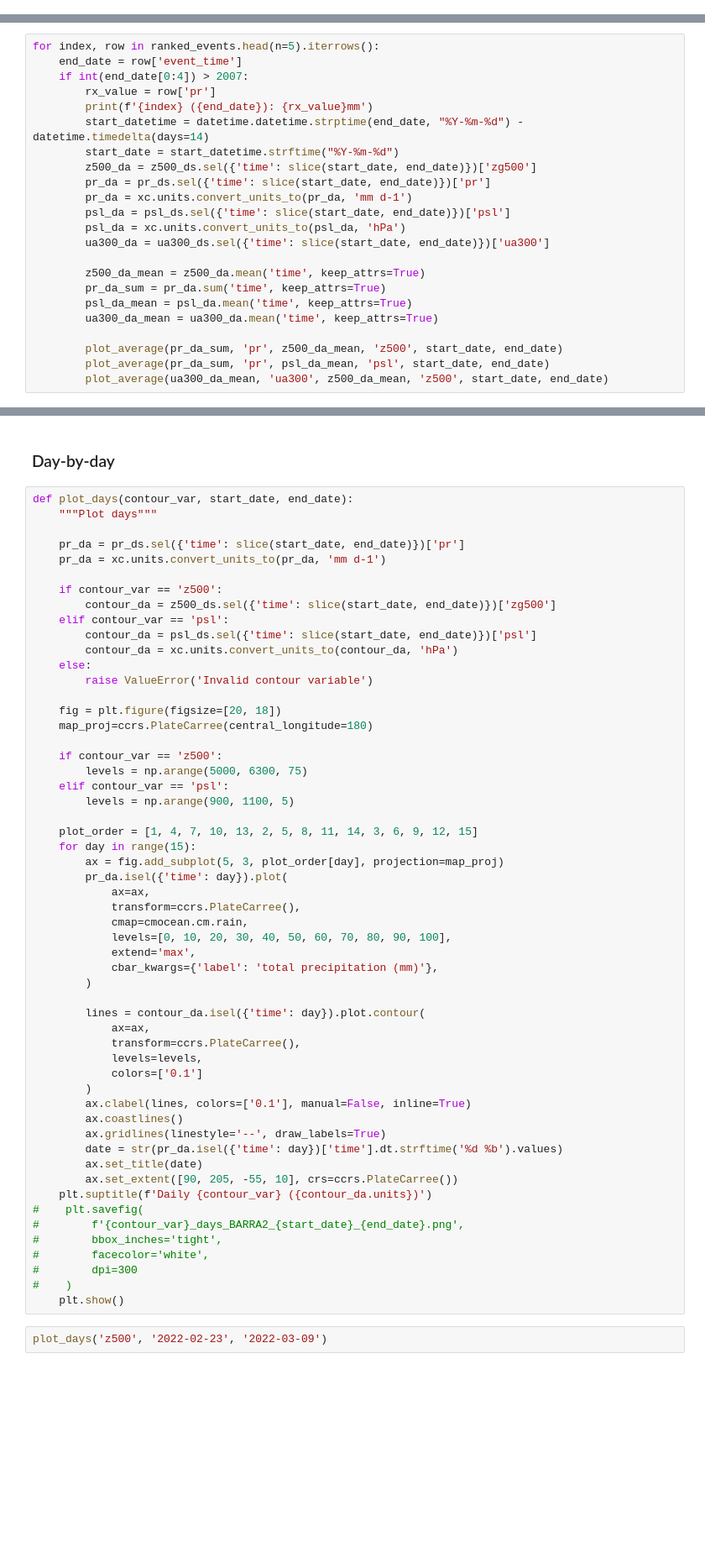
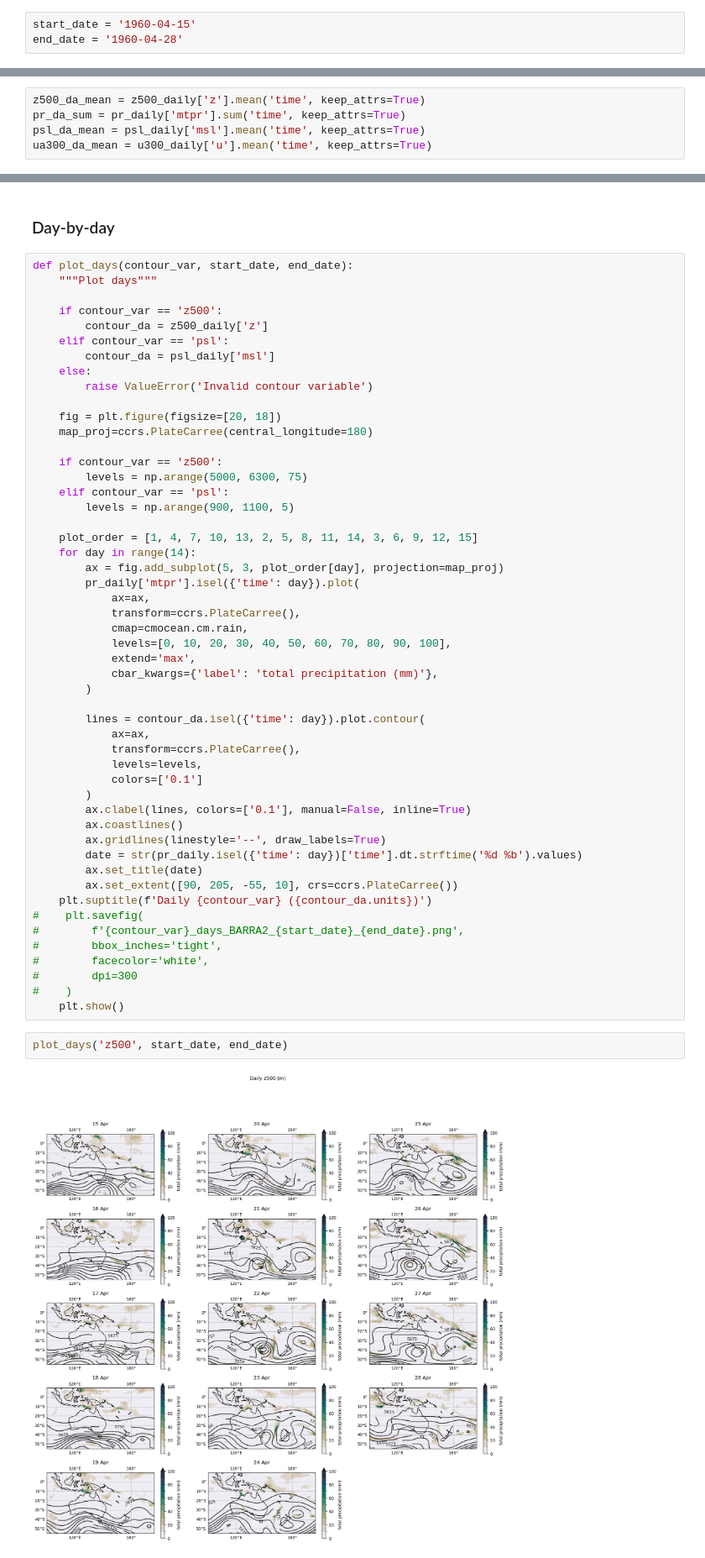
Before and after one commit to DamienIrving/hydrotas, a Jupyter notebook: AGCD_hydro-tas.ipynb, the cells around one changed output, grey strips where cells are left out. Shown at 84% size. Saved outputs shown, nothing was run; the diff lists cells and outputs as text; blank space fills up the shorter version.

```diff
--- a/AGCD_hydro-tas.ipynb
+++ b/AGCD_hydro-tas.ipynb
@@ -295,0 +271,3 @@ ua300_ds = xr.open_mfdataset(ua300_files)
+# %%
+start_date = '1960-04-15'
+end_date = '1960-04-28'
@@ -296,23 +288,5 @@ ua300_ds = xr.open_mfdataset(ua300_files)
 # %%
-for index, row in ranked_events.head(n=5).iterrows():
-    end_date = row['event_time']
-    if int(end_date[0:4]) > 2007:
-        rx_value = row['pr']
-        print(f'{index} ({end_date}): {rx_value}mm')
-        start_datetime = datetime.datetime.strptime(end_date, "%Y-%m-%d") - datetime.timedelta(days=14)
-        start_date = start_datetime.strftime("%Y-%m-%d")
-        z500_da = z500_ds.sel({'time': slice(start_date, end_date)})['zg500']
-        pr_da = pr_ds.sel({'time': slice(start_date, end_date)})['pr']
-        pr_da = xc.units.convert_units_to(pr_da, 'mm d-1')
-        psl_da = psl_ds.sel({'time': slice(start_date, end_date)})['psl']
-        psl_da = xc.units.convert_units_to(psl_da, 'hPa')
-        ua300_da = ua300_ds.sel({'time': slice(start_date, end_date)})['ua300']
-
-        z500_da_mean = z500_da.mean('time', keep_attrs=True)
-        pr_da_sum = pr_da.sum('time', keep_attrs=True)
-        psl_da_mean = psl_da.mean('time', keep_attrs=True)
-        ua300_da_mean = ua300_da.mean('time', keep_attrs=True)
-
-        plot_average(pr_da_sum, 'pr', z500_da_mean, 'z500', start_date, end_date)
-        plot_average(pr_da_sum, 'pr', psl_da_mean, 'psl', start_date, end_date)
-        plot_average(ua300_da_mean, 'ua300', z500_da_mean, 'z500', start_date, end_date)
+z500_da_mean = z500_daily['z'].mean('time', keep_attrs=True)
+pr_da_sum = pr_daily['mtpr'].sum('time', keep_attrs=True)
+psl_da_mean = psl_daily['msl'].mean('time', keep_attrs=True)
+ua300_da_mean = u300_daily['u'].mean('time', keep_attrs=True)
@@ -322,14 +308,10 @@ for index, row in ranked_events.head(n=5).iterrows():
 def plot_days(contour_var, start_date, end_date):
     """Plot days"""
 
-    pr_da = pr_ds.sel({'time': slice(start_date, end_date)})['pr']
-    pr_da = xc.units.convert_units_to(pr_da, 'mm d-1')
-
     if contour_var == 'z500':
-        contour_da = z500_ds.sel({'time': slice(start_date, end_date)})['zg500']
+        contour_da = z500_daily['z']
     elif contour_var == 'psl':
-        contour_da = psl_ds.sel({'time': slice(start_date, end_date)})['psl']
-        contour_da = xc.units.convert_units_to(contour_da, 'hPa')
+        contour_da = psl_daily['msl']
     else:
         raise ValueError('Invalid contour variable')
 
@@ -342,9 +324,9 @@ def plot_days(contour_var, start_date, end_date):
         levels = np.arange(900, 1100, 5)
 
     plot_order = [1, 4, 7, 10, 13, 2, 5, 8, 11, 14, 3, 6, 9, 12, 15]
-    for day in range(15):
+    for day in range(14):
         ax = fig.add_subplot(5, 3, plot_order[day], projection=map_proj)
-        pr_da.isel({'time': day}).plot(
+        pr_daily['mtpr'].isel({'time': day}).plot(
             ax=ax,
             transform=ccrs.PlateCarree(),
             cmap=cmocean.cm.rain,
@@ -362,7 +344,7 @@ def plot_days(contour_var, start_date, end_date):
         ax.clabel(lines, colors=['0.1'], manual=False, inline=True)
         ax.coastlines()
         ax.gridlines(linestyle='--', draw_labels=True)
-        date = str(pr_da.isel({'time': day})['time'].dt.strftime('%d %b').values)
+        date = str(pr_daily.isel({'time': day})['time'].dt.strftime('%d %b').values)
         ax.set_title(date)
         ax.set_extent([90, 205, -55, 10], crs=ccrs.PlateCarree())
     plt.suptitle(f'Daily {contour_var} ({contour_da.units})')
@@ -374,5 +356,7 @@ def plot_days(contour_var, start_date, end_date):
 #    )
     plt.show()
 # %%
-plot_days('z500', '2022-02-23', '2022-03-09')
+plot_days('z500', start_date, end_date)
+# %% [output]
+[figure, added]
 # %%
```
Also changed, not shown: parts of 13 cells of this notebook.
